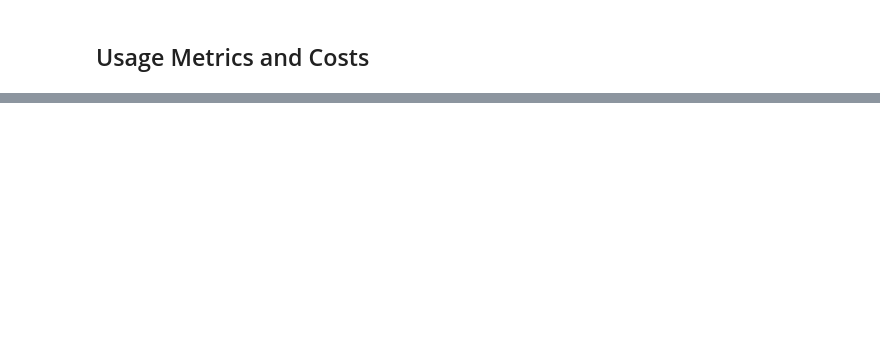
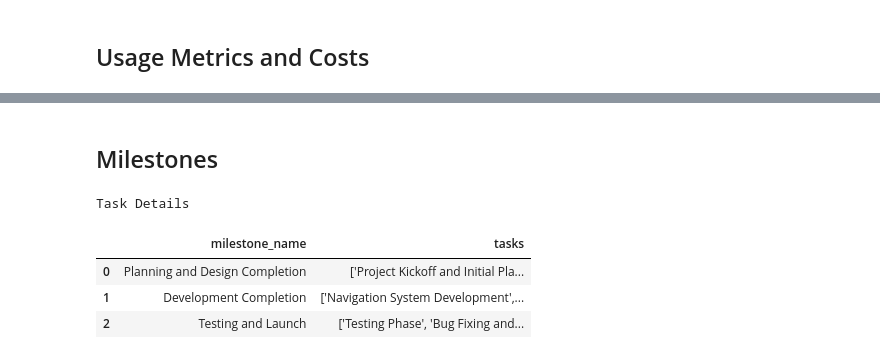
Before and after one commit to DesmondChoy/crewai-advanced-use-cases, a Jupyter notebook: L1_project_planning.ipynb, the cells around one changed output, grey strips where cells are left out. Cells and saved outputs as stored; diff of their text form; code cells hidden in the pictures; blank space fills up the shorter version.

```diff
--- a/L1_project_planning.ipynb
+++ b/L1_project_planning.ipynb
@@ -211,0 +264,16 @@ Total costs: $0.0031
+# %% [markdown]
+## Milestones
+# %%
+milestones = result.pydantic.model_dump()["milestones"]
+df_milestones = pd.DataFrame(milestones)
+
+# Display the DataFrame as an HTML table
+df_milestones.style.set_table_attributes('border="1"').set_caption(
+    "Task Details"
+).set_table_styles([{"selector": "th, td", "props": [("font-size", "120%")]}])
+# %% [output]
+Task Details
+|  | milestone_name | tasks |
+| 0 | Planning and Design Completion | ['Project Kickoff and Initial Pla... |
+| 1 | Development Completion | ['Navigation System Development',... |
+| 2 | Testing and Launch | ['Testing Phase', 'Bug Fixing and... |
```
Also changed, not shown: parts of 7 cells of this notebook.
